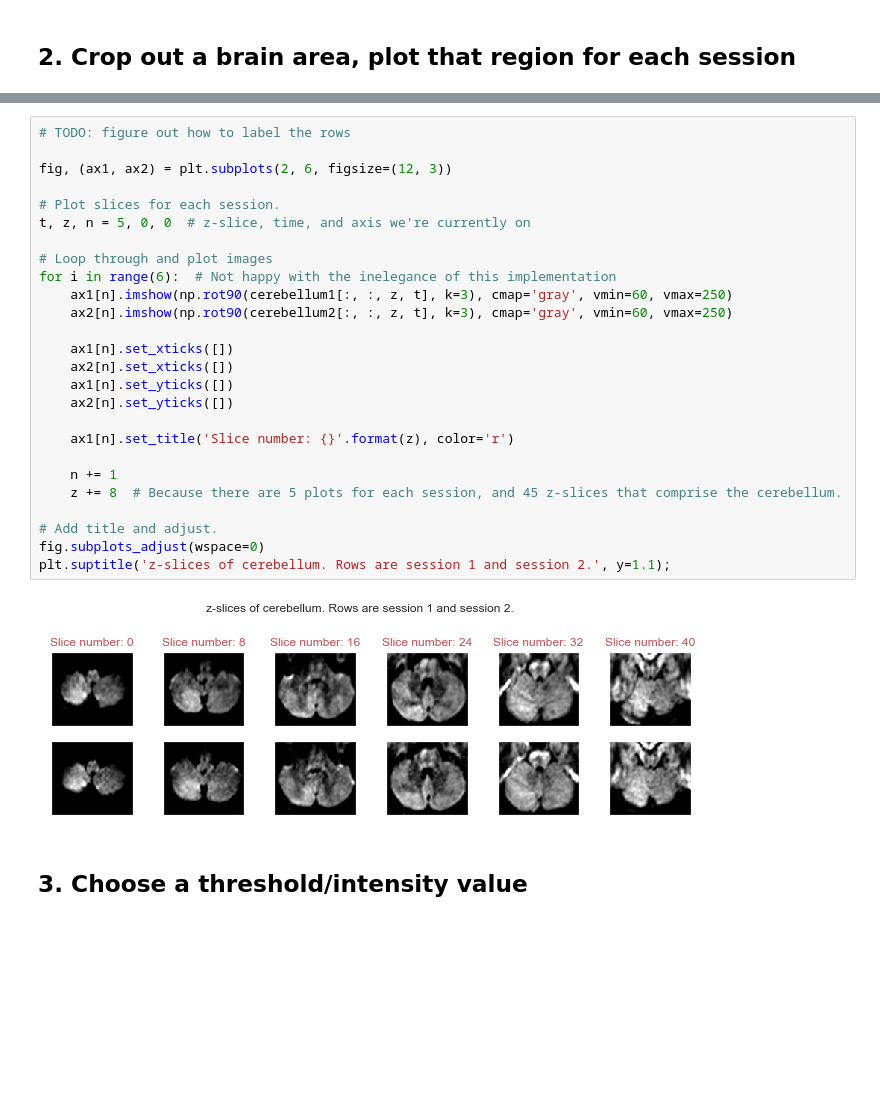
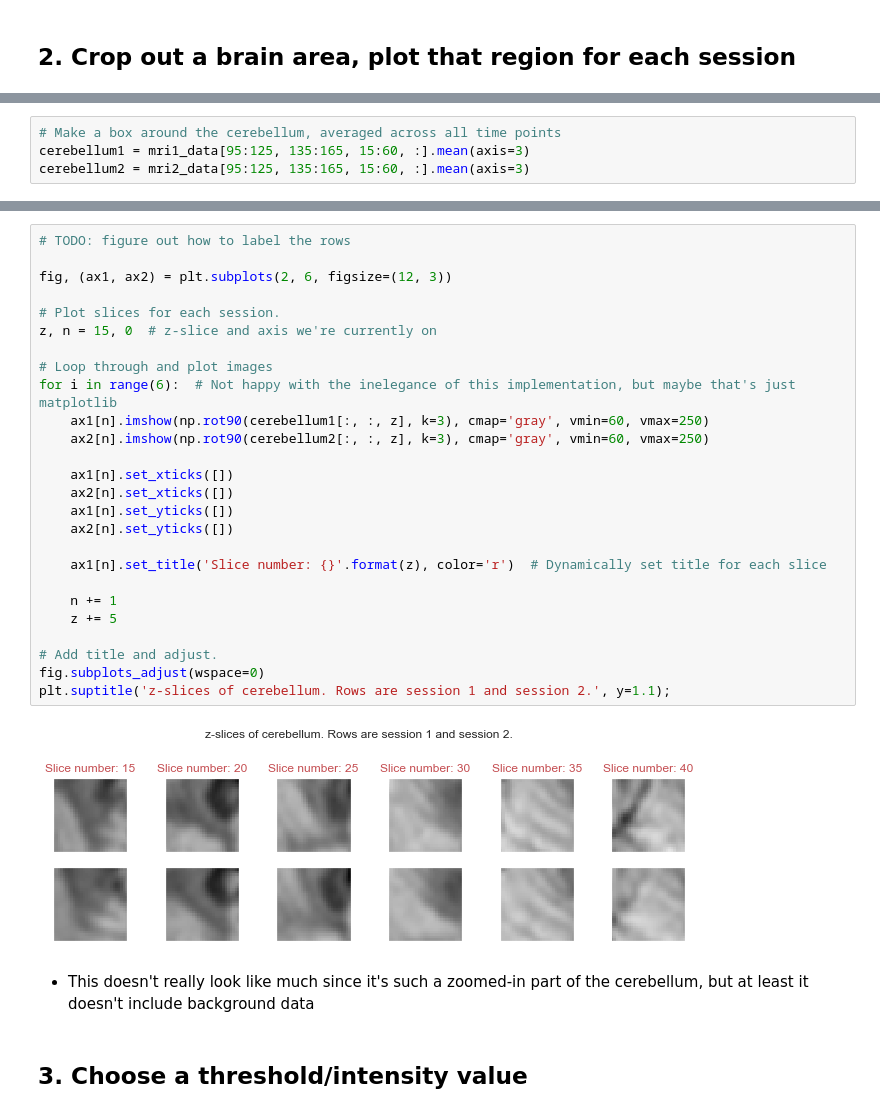
Before and after one commit to loftusa/mri-code-challenge, a Jupyter notebook: Main-analysis.ipynb, the cells around one changed output, grey strips where cells are left out. Drawn from its saved outputs; the diff is of its cells as text; blank space fills up the shorter version.

```diff
--- a/Main-analysis.ipynb
+++ b/Main-analysis.ipynb
@@ -231,2 +224,6 @@ cerebellum2 = mri2_data[35:145, 90:190, 15:60, :]  # Slices defining the cerebel
+# %%
+# Make a box around the cerebellum, averaged across all time points
+cerebellum1 = mri1_data[95:125, 135:165, 15:60, :].mean(axis=3)
+cerebellum2 = mri2_data[95:125, 135:165, 15:60, :].mean(axis=3)
 # %%
 # Show slice 15 of that box
@@ -237,31 +234,33 @@ plt.grid()
 # %%
 # TODO: figure out how to label the rows
 
 fig, (ax1, ax2) = plt.subplots(2, 6, figsize=(12, 3))
 
 # Plot slices for each session.
-t, z, n = 5, 0, 0  # z-slice, time, and axis we're currently on
+z, n = 15, 0  # z-slice and axis we're currently on
 
 # Loop through and plot images
-for i in range(6):  # Not happy with the inelegance of this implementation
-    ax1[n].imshow(np.rot90(cerebellum1[:, :, z, t], k=3), cmap='gray', vmin=60, vmax=250)
-    ax2[n].imshow(np.rot90(cerebellum2[:, :, z, t], k=3), cmap='gray', vmin=60, vmax=250)
+for i in range(6):  # Not happy with the inelegance of this implementation, but maybe that's just matplotlib
+    ax1[n].imshow(np.rot90(cerebellum1[:, :, z], k=3), cmap='gray', vmin=60, vmax=250)
+    ax2[n].imshow(np.rot90(cerebellum2[:, :, z], k=3), cmap='gray', vmin=60, vmax=250)
 
     ax1[n].set_xticks([])
     ax2[n].set_xticks([])
     ax1[n].set_yticks([])
     ax2[n].set_yticks([])
 
-    ax1[n].set_title('Slice number: {}'.format(z), color='r')
+    ax1[n].set_title('Slice number: {}'.format(z), color='r')  # Dynamically set title for each slice
 
     n += 1
-    z += 8  # Because there are 5 plots for each session, and 45 z-slices that comprise the cerebellum.
+    z += 5
 
 # Add title and adjust.
 fig.subplots_adjust(wspace=0)
 plt.suptitle('z-slices of cerebellum. Rows are session 1 and session 2.', y=1.1);
 # %% [output]
-[figure, old version]
+[figure, new version]
+# %% [markdown]
+- This doesn't really look like much since it's such a zoomed-in part of the cerebellum, but at least it doesn't include background data
 # %% [markdown]
 ## 3. Choose a threshold/intensity value
 # %% [markdown]
```
Also changed, not shown: parts of 48 cells of this notebook.
